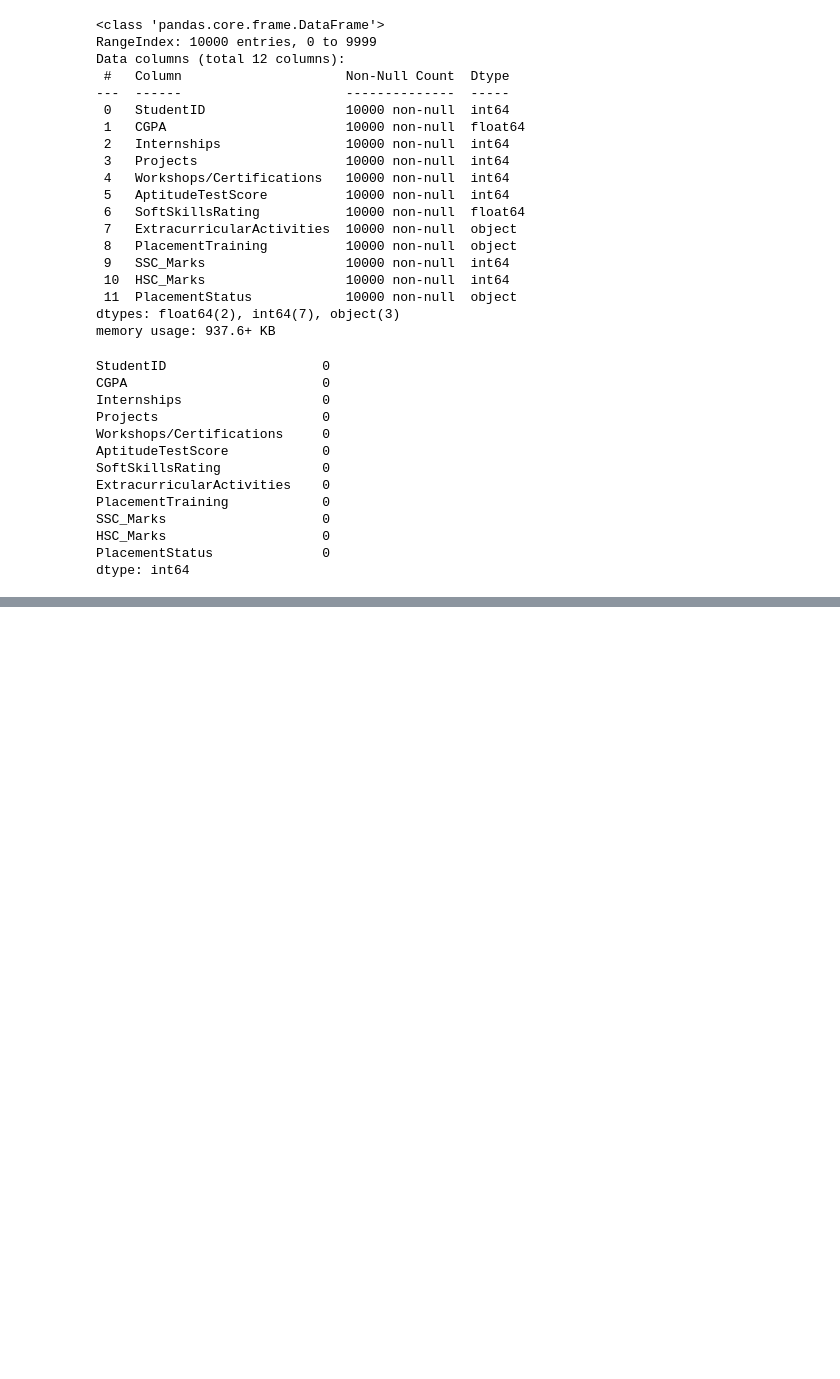
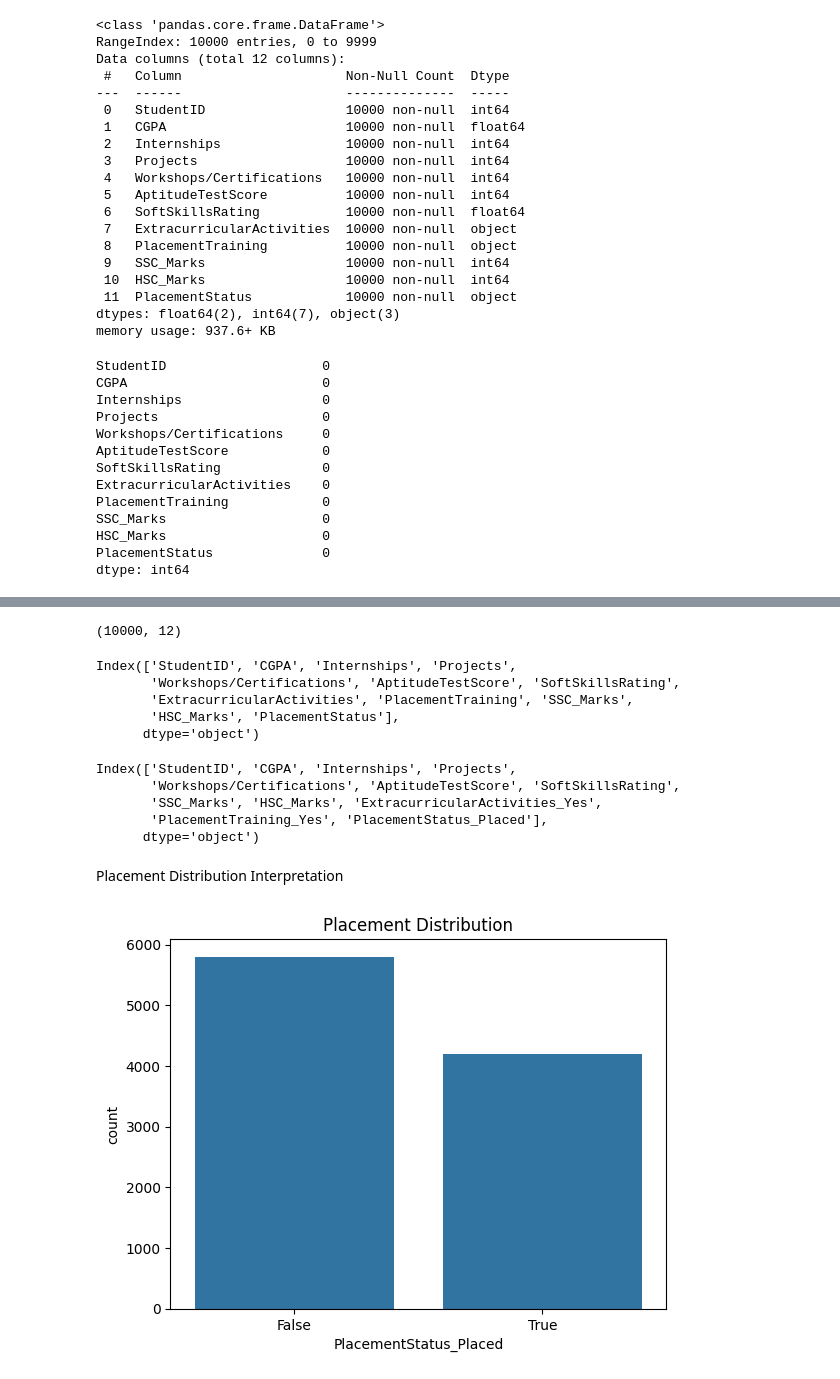
Before and after one commit to ShreyaMahanty/placement-prediction-system, a Jupyter notebook: notebooks/eda.ipynb, the cells around one changed output, grey strips where cells are left out. Cells and saved outputs as stored; diff of their text form; code cells hidden in the pictures; blank space fills up the shorter version.

Commit message:
Completed data analysis and visualization

```diff
--- a/notebooks/eda.ipynb
+++ b/notebooks/eda.ipynb
@@ -53,0 +79,35 @@ dtype: int64
+# %%
+df = df.drop_duplicates()
+df = df.dropna()
+# %%
+df.shape
+# %% [output]
+(10000, 12)
+# %%
+df.columns
+# %% [output]
+Index(['StudentID', 'CGPA', 'Internships', 'Projects',
+       'Workshops/Certifications', 'AptitudeTestScore', 'SoftSkillsRating',
+       'ExtracurricularActivities', 'PlacementTraining', 'SSC_Marks',
+       'HSC_Marks', 'PlacementStatus'],
+      dtype='object')
+# %%
+df = pd.get_dummies(df, drop_first=True)
+# %%
+df.columns
+# %% [output]
+Index(['StudentID', 'CGPA', 'Internships', 'Projects',
+       'Workshops/Certifications', 'AptitudeTestScore', 'SoftSkillsRating',
+       'SSC_Marks', 'HSC_Marks', 'ExtracurricularActivities_Yes',
+       'PlacementTraining_Yes', 'PlacementStatus_Placed'],
+      dtype='object')
+# %% [markdown]
+Placement Distribution Interpretation
+# %%
+sns.countplot(x='PlacementStatus_Placed', data=df)
+
+plt.title("Placement Distribution")
+
+plt.show()
+# %% [output]
+[figure, added]
```
Also changed, not shown: parts of 9 cells of this notebook, 4 other files.
